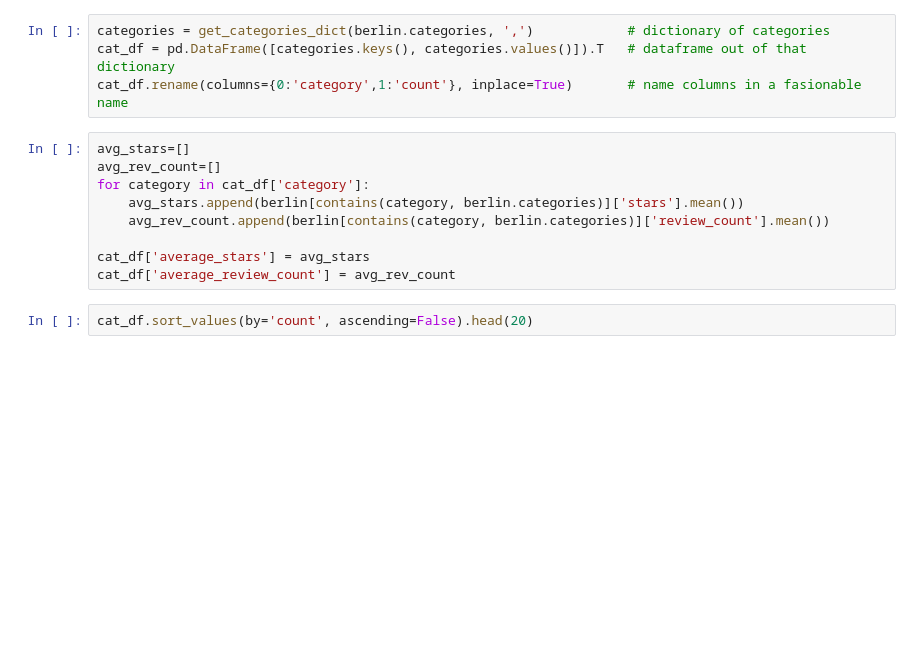
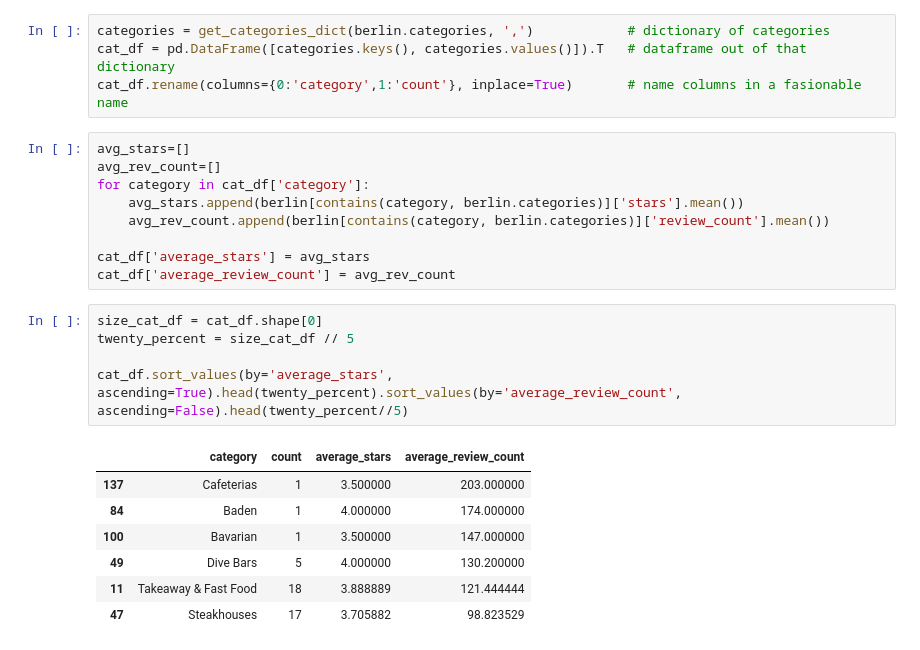
Before and after one commit to suap-coding/ymvc-berlin, a Jupyter notebook: data/explore_berlin.ipynb, the cells around one changed output. Drawn from its saved outputs; the diff is of its cells as text; blank space fills up the shorter version.

```diff
--- a/data/explore_berlin.ipynb
+++ b/data/explore_berlin.ipynb
@@ -114,5 +279,16 @@ for category in cat_df['category']:
 
 cat_df['average_stars'] = avg_stars
 cat_df['average_review_count'] = avg_rev_count
-# %%
-cat_df.sort_values(by='count', ascending=False).head(20)
+# %%
+size_cat_df = cat_df.shape[0]
+twenty_percent = size_cat_df // 5
+
+cat_df.sort_values(by='average_stars', ascending=True).head(twenty_percent).sort_values(by='average_review_count', ascending=False).head(twenty_percent//5)
+# %% [output]
+|  | category | count | average_stars | average_review_count |
+| 137 | Cafeterias | 1 | 3.500000 | 203.000000 |
+| 84 | Baden | 1 | 4.000000 | 174.000000 |
+| 100 | Bavarian | 1 | 3.500000 | 147.000000 |
+| 49 | Dive Bars | 5 | 4.000000 | 130.200000 |
+| 11 | Takeaway & Fast Food | 18 | 3.888889 | 121.444444 |
+| 47 | Steakhouses | 17 | 3.705882 | 98.823529 |
```
Also changed, not shown: parts of 26 cells of this notebook, 2 other files.
